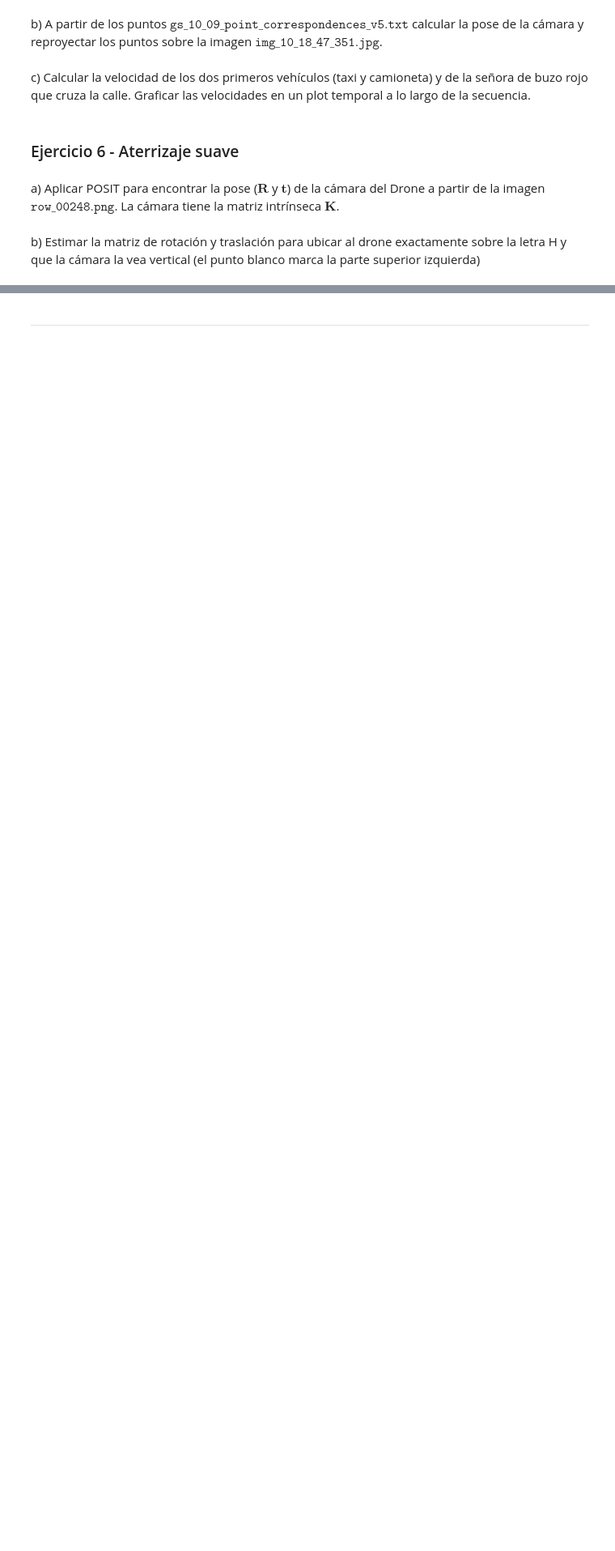
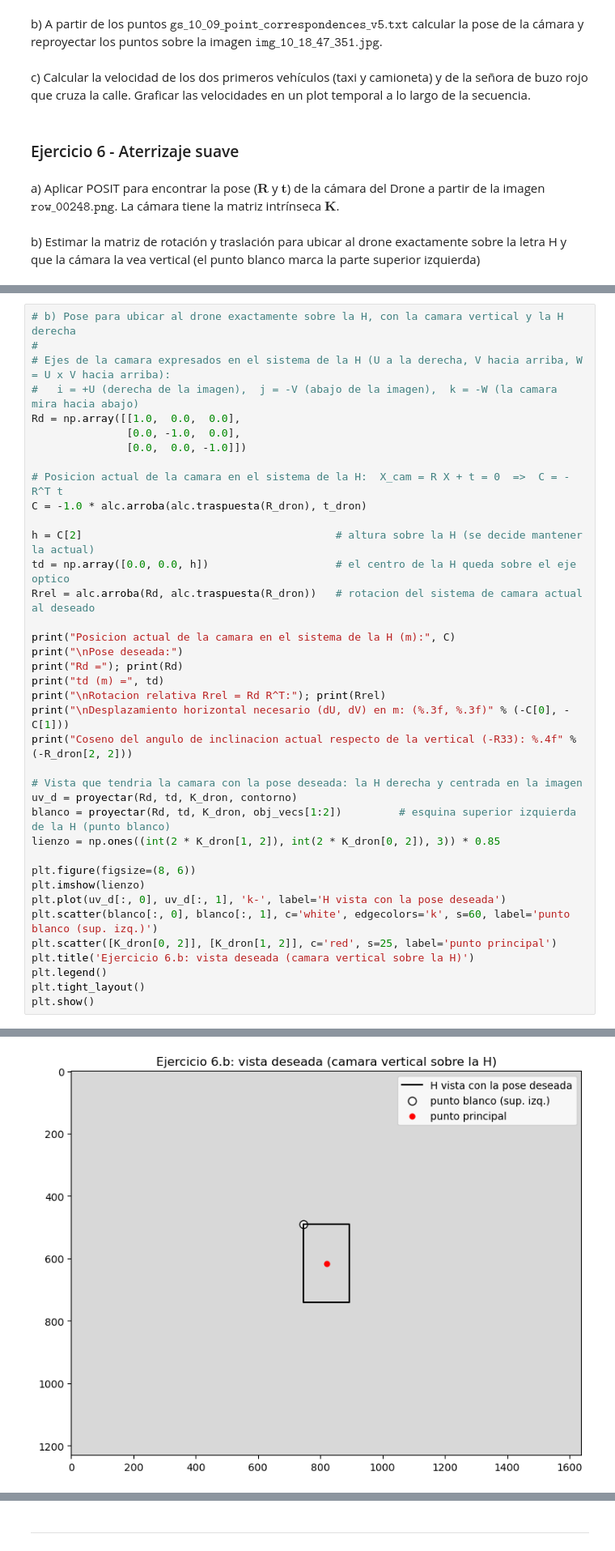
Before and after one commit to eliaselizabe9/ALC, a Jupyter notebook: tp/grupo_SayNoNumpy_TP.ipynb, the cells around one changed output, grey strips where cells are left out. Shown at 81% size. Drawn from its saved outputs; the diff is of its cells as text; blank space fills up the shorter version.

```diff
--- a/tp/grupo_SayNoNumpy_TP.ipynb
+++ b/tp/grupo_SayNoNumpy_TP.ipynb
@@ -658,0 +868,39 @@ def aplicarPOSIT(obj_vecs, img_vecs, K, MaxIt=50, atol=1e-6):
+# %%
+# b) Pose para ubicar al drone exactamente sobre la H, con la camara vertical y la H derecha
+#
+# Ejes de la camara expresados en el sistema de la H (U a la derecha, V hacia arriba, W = U x V hacia arriba):
+#   i = +U (derecha de la imagen),  j = -V (abajo de la imagen),  k = -W (la camara mira hacia abajo)
+Rd = np.array([[1.0,  0.0,  0.0],
+               [0.0, -1.0,  0.0],
+               [0.0,  0.0, -1.0]])
+
+# Posicion actual de la camara en el sistema de la H:  X_cam = R X + t = 0  =>  C = -R^T t
+C = -1.0 * alc.arroba(alc.traspuesta(R_dron), t_dron)
+
+h = C[2]                                        # altura sobre la H (se decide mantener la actual)
+td = np.array([0.0, 0.0, h])                    # el centro de la H queda sobre el eje optico
+Rrel = alc.arroba(Rd, alc.traspuesta(R_dron))   # rotacion del sistema de camara actual al deseado
+
+print("Posicion actual de la camara en el sistema de la H (m):", C)
+print("\nPose deseada:")
+print("Rd ="); print(Rd)
+print("td (m) =", td)
+print("\nRotacion relativa Rrel = Rd R^T:"); print(Rrel)
+print("\nDesplazamiento horizontal necesario (dU, dV) en m: (%.3f, %.3f)" % (-C[0], -C[1]))
+print("Coseno del angulo de inclinacion actual respecto de la vertical (-R33): %.4f" % (-R_dron[2, 2]))
+
+# Vista que tendria la camara con la pose deseada: la H derecha y centrada en la imagen
+uv_d = proyectar(Rd, td, K_dron, contorno)
+blanco = proyectar(Rd, td, K_dron, obj_vecs[1:2])         # esquina superior izquierda de la H (punto blanco)
+lienzo = np.ones((int(2 * K_dron[1, 2]), int(2 * K_dron[0, 2]), 3)) * 0.85
+
+plt.figure(figsize=(8, 6))
+plt.imshow(lienzo)
+plt.plot(uv_d[:, 0], uv_d[:, 1], 'k-', label='H vista con la pose deseada')
+plt.scatter(blanco[:, 0], blanco[:, 1], c='white', edgecolors='k', s=60, label='punto blanco (sup. izq.)')
+plt.scatter([K_dron[0, 2]], [K_dron[1, 2]], c='red', s=25, label='punto principal')
+plt.title('Ejercicio 6.b: vista deseada (camara vertical sobre la H)')
+plt.legend()
+plt.tight_layout()
+plt.show()
+# %% [output]
@@ -658,0 +923 @@ def aplicarPOSIT(obj_vecs, img_vecs, K, MaxIt=50, atol=1e-6):
+[figure, added]
```
Also changed, not shown: parts of 11 cells of this notebook.
